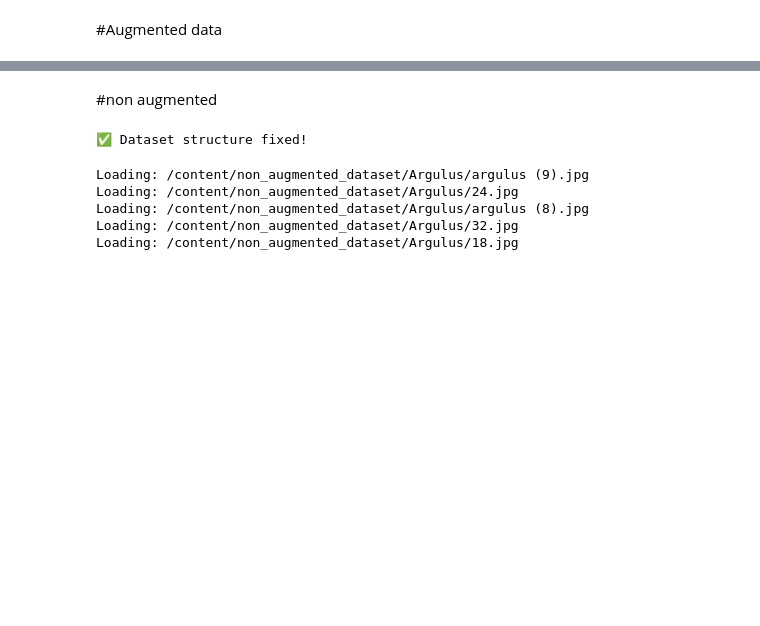
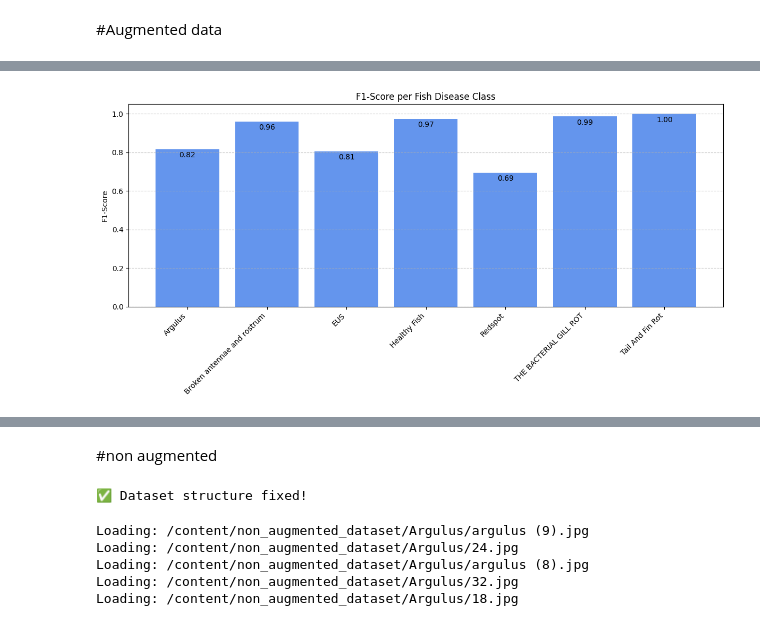
Before and after one commit to hansikagollen/mini-project, a Jupyter notebook: mini_project_fresh_water_fish_disease_paper_implmentation.ipynb, the cells around one changed output, grey strips where cells are left out. Drawn from its saved outputs; the diff is of its cells as text; code cells hidden in the pictures; blank space fills up the shorter version.

```diff
--- a/mini_project_fresh_water_fish_disease_paper_implmentation.ipynb
+++ b/mini_project_fresh_water_fish_disease_paper_implmentation.ipynb
@@ -630,0 +691,28 @@ Broken antennae and rostrum       0.95      0.95      0.95        38
+# %%
+import matplotlib.pyplot as plt
+from sklearn.metrics import classification_report
+
+# Get classification report as dictionary
+report = classification_report(y_test, y_pred, target_names=class_names, output_dict=True)
+
+# Extract class-wise F1-scores
+f1_scores = [report[cls]['f1-score'] for cls in class_names]
+
+# Plot the F1-score bar graph
+plt.figure(figsize=(12, 6))
+bars = plt.bar(class_names, f1_scores, color='cornflowerblue')
+plt.ylim(0, 1.05)
+plt.ylabel('F1-Score')
+plt.title('F1-Score per Fish Disease Class')
+plt.xticks(rotation=45, ha='right')
+
+# Annotate each bar
+for bar, score in zip(bars, f1_scores):
+    plt.text(bar.get_x() + bar.get_width() / 2, bar.get_height() - 0.05,
+             f"{score:.2f}", ha='center', va='bottom', fontsize=10)
+
+plt.tight_layout()
+plt.grid(axis='y', linestyle='--', alpha=0.7)
+plt.show()
+# %% [output]
+[figure, added]
```
Also changed, not shown: parts of 37 cells of this notebook.
